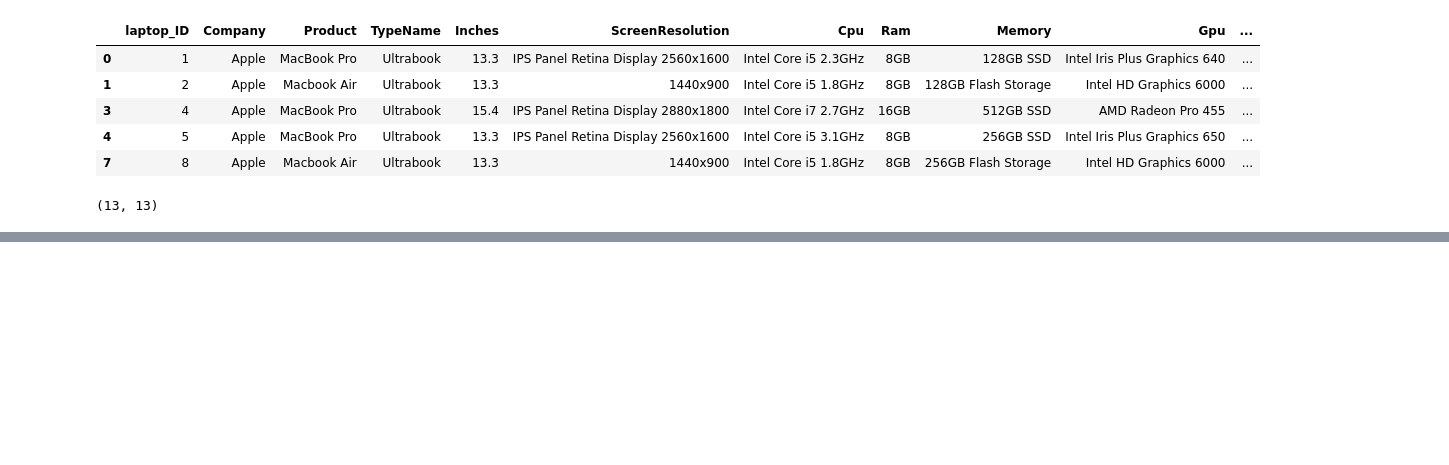
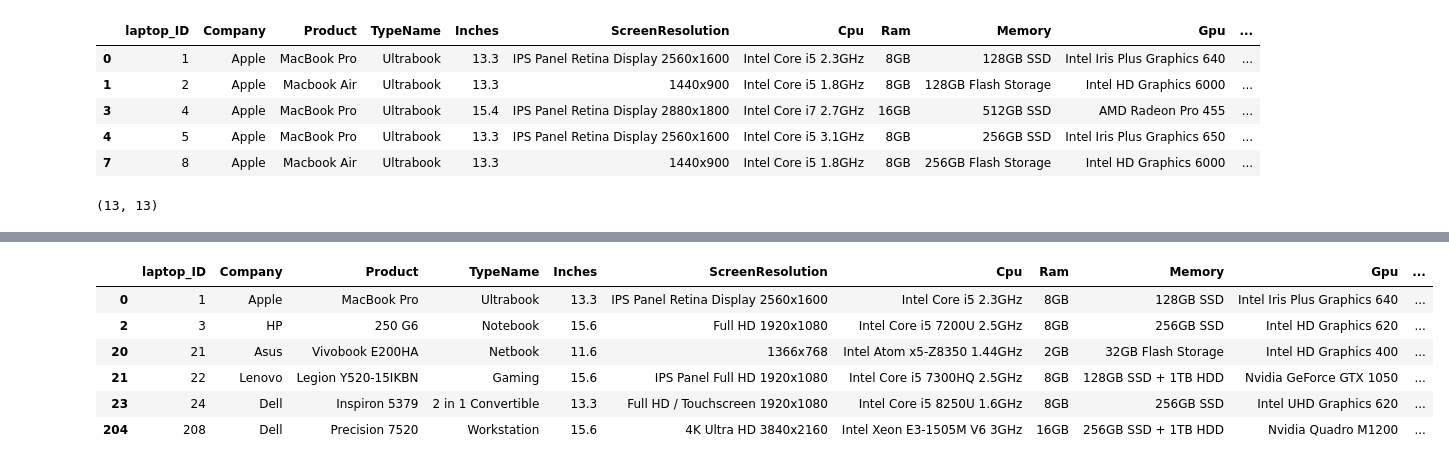
Before and after one commit to IvanDaGomez/Machine-Learning, a Jupyter notebook: data_science_tutorial/filtering_and_data_extraction.ipynb, the cells around one changed output, grey strips where cells are left out. Cells and saved outputs as stored; diff of their text form; code cells hidden in the pictures; blank space fills up the shorter version.

```diff
--- a/data_science_tutorial/filtering_and_data_extraction.ipynb
+++ b/data_science_tutorial/filtering_and_data_extraction.ipynb
@@ -31,0 +163,13 @@ mac_df.shape
+# %%
+# Create an array based on multiple price tiers(+2 choices)
+
+# Create conditions
+conditions = [
+  df_laptops['Price_euros'] > 3000,
+  (df_laptops['Price_euros'] > 2000) & (df_laptops['Price_euros'] <=3000),
+  (df_laptops['Price_euros'] > 800) & (df_laptops['Price_euros'] <=2000),
+  df_laptops['Price_euros'] <= 800
+]
+
+values = ['Too Expensive', 'Expensive', 'Affordable', 'Cheap']
+conditions
@@ -31,0 +194,3 @@ mac_df.shape
+# %%
+df_laptops["Price_Conclution"] = np.select(conditions, values, default='Cheap')
+df_laptops.head()
@@ -31,0 +225,12 @@ mac_df.shape
+# %%
+# ~ is the not operator (returns the not duplicated values)
+df_not_typename_duplicated = df_laptops[~df_laptops.duplicated('TypeName', keep='first')]
+df_not_typename_duplicated
+# %% [output]
+|  | laptop_ID | Company | Product | TypeName | Inches | ScreenResolution | Cpu | Ram | Memory | Gpu | ... |
+| 0 | 1 | Apple | MacBook Pro | Ultrabook | 13.3 | IPS Panel Retina Display 2560x1600 | Intel Core i5 2.3GHz | 8GB | 128GB SSD | Intel Iris Plus Graphics 640 | ... |
+| 2 | 3 | HP | 250 G6 | Notebook | 15.6 | Full HD 1920x1080 | Intel Core i5 7200U 2.5GHz | 8GB | 256GB SSD | Intel HD Graphics 620 | ... |
+| 20 | 21 | Asus | Vivobook E200HA | Netbook | 11.6 | 1366x768 | Intel Atom x5-Z8350 1.44GHz | 2GB | 32GB Flash Storage | Intel HD Graphics 400 | ... |
+| 21 | 22 | Lenovo | Legion Y520-15IKBN | Gaming | 15.6 | IPS Panel Full HD 1920x1080 | Intel Core i5 7300HQ 2.5GHz | 8GB | 128GB SSD + 1TB HDD | Nvidia GeForce GTX 1050 | ... |
+| 23 | 24 | Dell | Inspiron 5379 | 2 in 1 Convertible | 13.3 | Full HD / Touchscreen 1920x1080 | Intel Core i5 8250U 1.6GHz | 8GB | 256GB SSD | Intel UHD Graphics 620 | ... |
+| 204 | 208 | Dell | Precision 7520 | Workstation | 15.6 | 4K Ultra HD 3840x2160 | Intel Xeon E3-1505M V6 3GHz | 16GB | 256GB SSD + 1TB HDD | Nvidia Quadro M1200 | ... |
```
Also changed, not shown: parts of 19 cells of this notebook, 12 other files.
